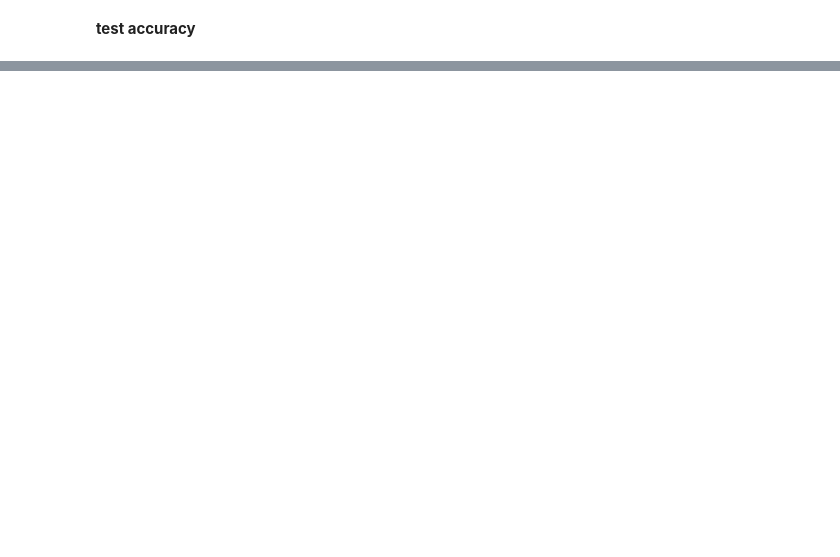
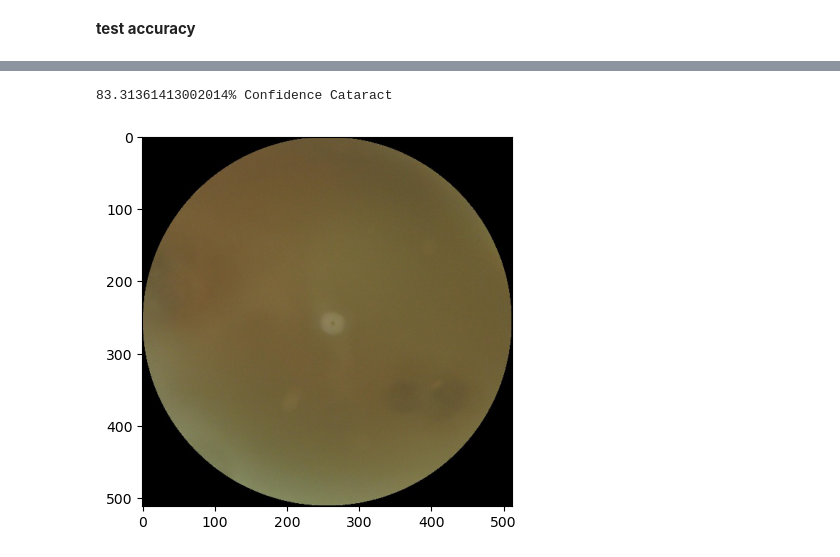
Before and after one commit to jaikrishna612/Deep-Learning, a Jupyter notebook: eye-disease.ipynb, the cells around one changed output, grey strips where cells are left out. Drawn from its saved outputs; the diff is of its cells as text; code cells hidden in the pictures; blank space fills up the shorter version.

Commit message:
Kaggle Notebook | Eye_Disease | Version 6

```diff
--- a/eye-disease.ipynb
+++ b/eye-disease.ipynb
@@ -234,0 +234,26 @@ loss,aac = model.evaluate(x_test,y_test)
+# %%
+def names(number):
+    if number==0:
+        return "Cataract"
+    elif number==1:
+        return "diabetic_retinopathy"
+    elif number==2:
+        return "glaucoma"
+    elif number==3:
+        return "normal"
+# %%
+from matplotlib.pyplot import imshow
+def Prediction(img):
+    #img = Image.open(r"../input/corn-or-maize-leaf-disease-dataset/data/Blight/Corn_Blight (1010).JPG")
+    x = np.array(img.resize((256,256)))
+    x = x.reshape(1,256,256,3)
+    res = model.predict_on_batch(x)
+    classification = np.where(res == np.amax(res))[1][0]
+    imshow(img)
+    print(str(res[0][classification]*100) + '% Confidence ' + names(classification))
+# %%
+img = Image.open(r"/kaggle/input/eye-diseases-classification/dataset/cataract/0_left.jpg")
+Prediction(img)
+# %% [output]
+83.31361413002014% Confidence Cataract
+[figure, added]
```
Also changed, not shown: parts of 10 cells of this notebook.
